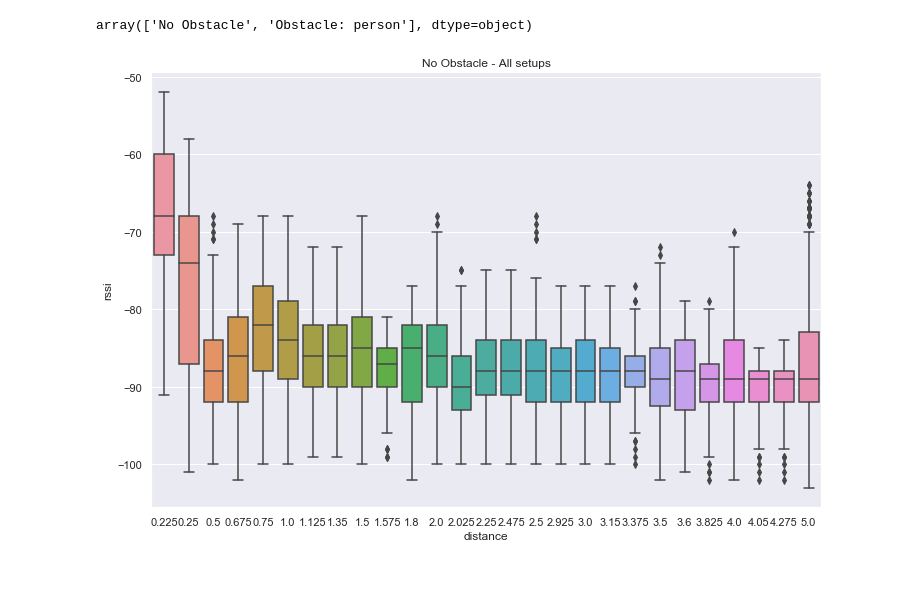
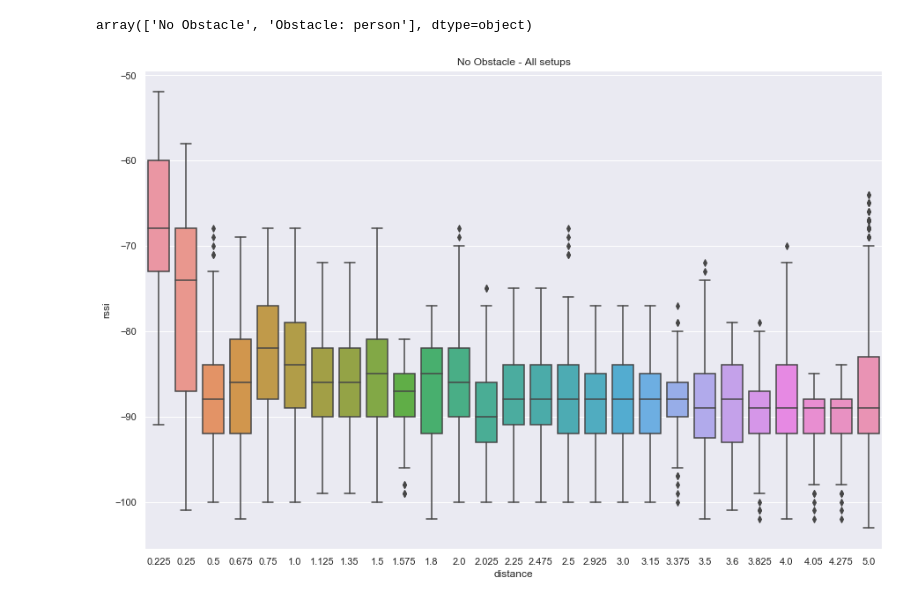
Before and after one commit to CylocTeam/BluetoothGeoClustering, a Jupyter notebook: BluetoothGeoClustering_python/DataAnalysis.ipynb, the cells around one changed output. Saved outputs shown, nothing was run; the diff lists cells and outputs as text; code cells hidden in the pictures; blank space fills up the shorter version.

```diff
--- a/BluetoothGeoClustering_python/DataAnalysis.ipynb
+++ b/BluetoothGeoClustering_python/DataAnalysis.ipynb
@@ -3,7 +3,7 @@ import numpy as np
 from matplotlib import pyplot as plt
 import pandas as pd
 import seaborn as sns
-sns.set(style="darkgrid")
+sns.set(style="darkgrid", rc={'figure.figsize':(15,10)})
 # %% [markdown]
 Load Experiment data.
 # %%
@@ -18,11 +18,12 @@ array(['No Obstacle', 'Obstacle: person'], dtype=object)
 # %%
 obstacle = 'No Obstacle'
 
 show_measurements = all_tag_measurements.where(all_tag_measurements.obstacle == obstacle)
+show_measurements = show_measurements.dropna(how='any').reset_index(drop=True)
 
 ax = sns.boxplot(x=show_measurements["distance"], y=show_measurements["rssi"]).set_title(obstacle + " - All setups")
 # %% [output]
-[figure, old version]
+[figure, new version]
 # %%
 pd.unique(show_measurements.setup)
 # %% [output]
```
Also changed, not shown: parts of 2 cells of this notebook, 1 other file.
